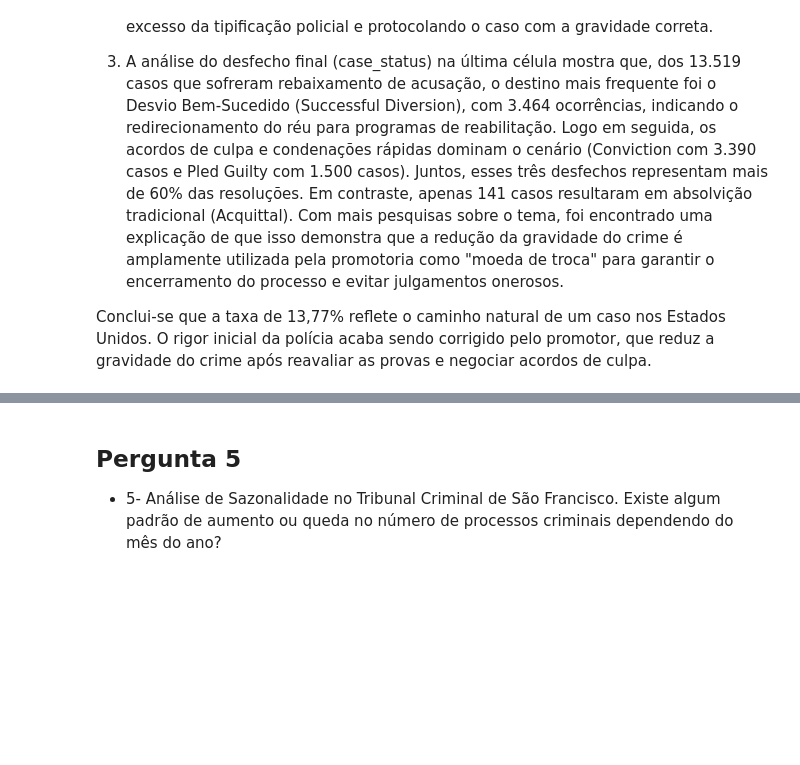
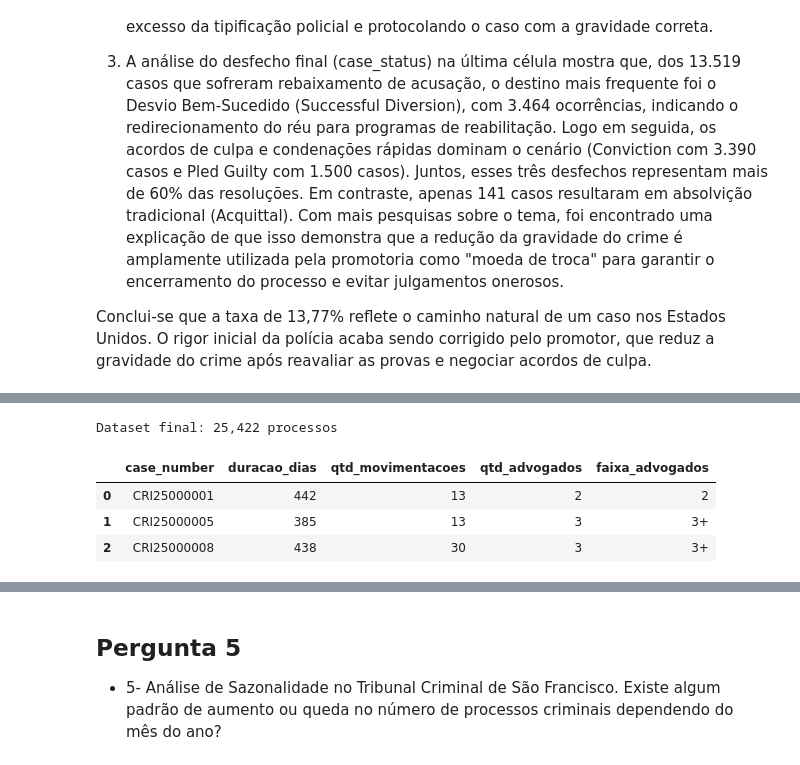
Before and after one commit to Orlandovpjunior/machine_learning, a Jupyter notebook: lab5/notebook.ipynb, the cells around one changed output, grey strips where cells are left out. Drawn from its saved outputs; the diff is of its cells as text; code cells hidden in the pictures; blank space fills up the shorter version.

```diff
--- a/lab5/notebook.ipynb
+++ b/lab5/notebook.ipynb
@@ -13,7 +17,7 @@ import matplotlib.pyplot as plt
 # %% [markdown]
 ## Leitura dos Dados
 # %%
-# df_attorneys = load_dataset("jamiequint/sf_criminal_court", "attorneys")["train"].to_pandas()
+df_attorneys = load_dataset("jamiequint/sf_criminal_court", "attorneys")["train"].to_pandas()
 # df_calendar = load_dataset("jamiequint/sf_criminal_court", "calendar")["train"].to_pandas()
 # df_calendar_jud = load_dataset("jamiequint/sf_criminal_court", "calendar_with_judicial_assignments")["train"].to_pandas()
 df_cases = load_dataset("jamiequint/sf_criminal_court", "cases")["train"].to_pandas()
@@ -23,6 +27,6 @@ df_da_prosecuted = load_dataset("jamiequint/sf_criminal_court", "da_prosecuted")
 # df_jud_assig = load_dataset("jamiequint/sf_criminal_court", "judicial_assignments")["train"].to_pandas()
 # df_jud_dept_assig = load_dataset("jamiequint/sf_criminal_court", "judicial_department_assignments")["train"].to_pandas()
 # df_jud_officers = load_dataset("jamiequint/sf_criminal_court", "judicial_officers")["train"].to_pandas()
-# df_register = load_dataset("jamiequint/sf_criminal_court", "register_of_actions")["train"].to_pandas()
+df_register = load_dataset("jamiequint/sf_criminal_court", "register_of_actions")["train"].to_pandas()
 # df_case_matches = load_dataset("jamiequint/sf_criminal_court", "sfsc_case_matches")["train"].to_pandas()
 # df_charge_disp = load_dataset("jamiequint/sf_criminal_court", "sfsc_charge_dispositions")["train"].to_pandas()
@@ -280,0 +320,21 @@ Conclui-se que a taxa de 13,77% reflete o caminho natural de um caso nos Estados
+# %%
+# Contar movimentações por processo
+df_mov = (
+    df_register
+    .groupby('case_number', as_index=False)
+    .size()
+    .rename(columns={'size': 'qtd_movimentacoes'})
+)
+
+# Contar advogados por processo
+df_adv = (
+    df_attorneys
+    .groupby('case_number', as_index=False)
+    .size()
+    .rename(columns={'size': 'qtd_advogados'})
+)
+
+print("Distribuição — movimentações por processo:")
+print(df_mov['qtd_movimentacoes'].describe().round(1).to_string(), '\n')
+print("Distribuição — advogados por processo:")
+print(df_adv['qtd_advogados'].describe().round(1).to_string())
@@ -280,0 +361,24 @@ Conclui-se que a taxa de 13,77% reflete o caminho natural de um caso nos Estados
+# %%
+df_p2 = (
+    df_cases_validos[['case_number', 'duracao_dias']]
+    .merge(df_mov, on='case_number', how='left')
+    .merge(df_adv, on='case_number', how='left')
+)
+
+# Processos sem movimentação ou sem advogado registrado → 0
+df_p2['qtd_movimentacoes'] = df_p2['qtd_movimentacoes'].fillna(0).astype(int)
+df_p2['qtd_advogados']     = df_p2['qtd_advogados'].fillna(0).astype(int)
+
+# Faixa de advogados para visualização agrupada
+df_p2['faixa_advogados'] = df_p2['qtd_advogados'].apply(
+    lambda n: '0' if n == 0 else '1' if n == 1 else '2' if n == 2 else '3+'
+)
+
+print(f"Dataset final: {len(df_p2):,} processos")
+df_p2.head(3)
+# %% [output]
+Dataset final: 25,422 processos
+|  | case_number | duracao_dias | qtd_movimentacoes | qtd_advogados | faixa_advogados |
+| 0 | CRI25000001 | 442 | 13 | 2 | 2 |
+| 1 | CRI25000005 | 385 | 13 | 3 | 3+ |
+| 2 | CRI25000008 | 438 | 30 | 3 | 3+ |
```
Also changed, not shown: parts of 11 cells of this notebook.
